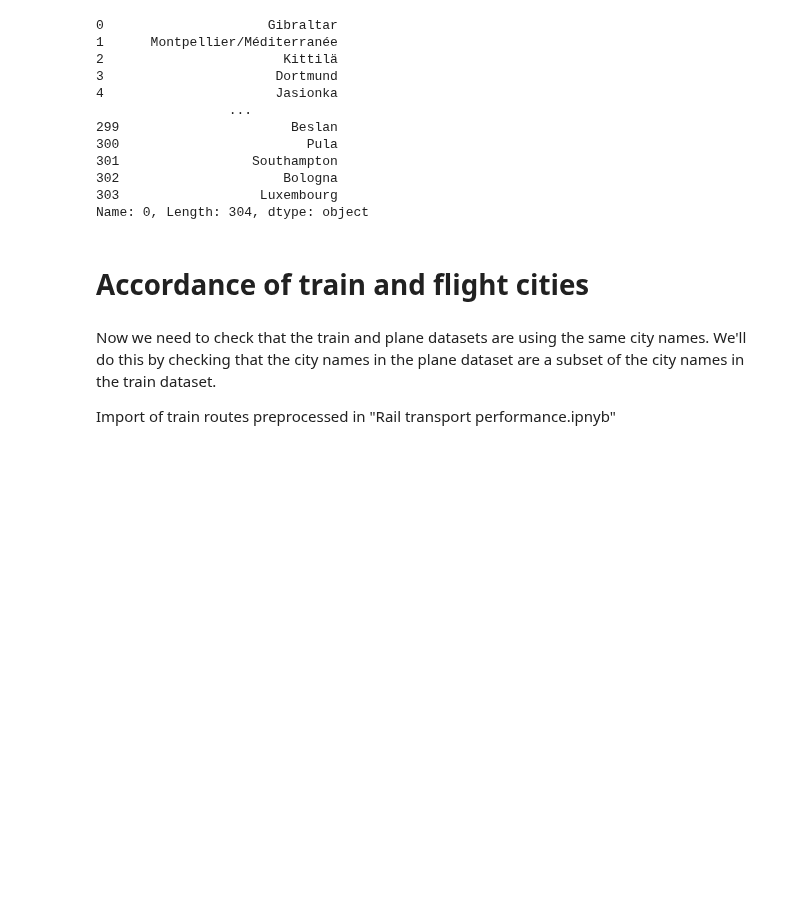
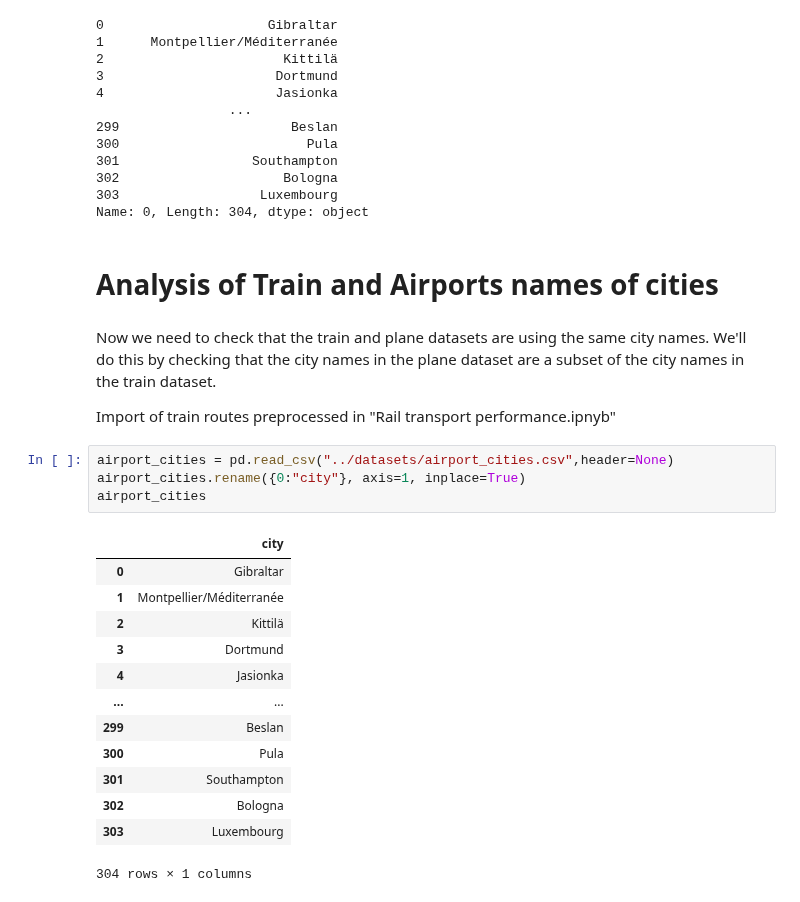
Before and after one commit to RabDou44/DOPP_group18, a Jupyter notebook: final notebook/comparing_train_airport_cities.ipynb, the cells around one changed output. Cells and saved outputs as stored; diff of their text form; blank space fills up the shorter version.

```diff
--- a/final notebook/comparing_train_airport_cities.ipynb
+++ b/final notebook/comparing_train_airport_cities.ipynb
@@ -170,9 +170,27 @@ airport_cites[0]
 303                  Luxembourg
 Name: 0, Length: 304, dtype: object
 # %% [markdown]
-# Accordance of train and flight cities
+# Analysis of Train and Airports names of cities
 # %% [markdown]
 Now we need to check that the train and plane datasets are using the same city names. We'll do this by checking that the city names in the plane dataset are a subset of the city names in the train dataset.
 
 Import of train routes preprocessed in "Rail transport performance.ipnyb"
+# %%
+airport_cities = pd.read_csv("../datasets/airport_cities.csv",header=None)
+airport_cities.rename({0:"city"}, axis=1, inplace=True)
+airport_cities
+# %% [output]
+|  | city |
+| 0 | Gibraltar |
+| 1 | Montpellier/Méditerranée |
+| 2 | Kittilä |
+| 3 | Dortmund |
+| 4 | Jasionka |
+| ... | ... |
+| 299 | Beslan |
+| 300 | Pula |
+| 301 | Southampton |
+| 302 | Bologna |
+| 303 | Luxembourg |
+304 rows × 1 columns
 # %%
```
Also changed, not shown: parts of 16 cells of this notebook.
